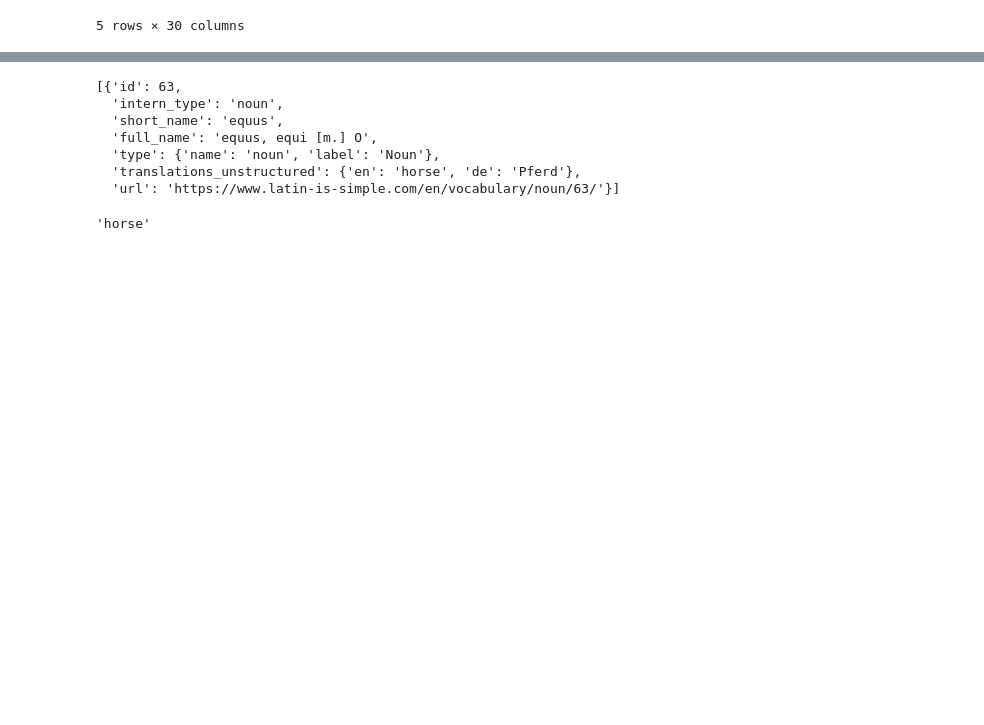
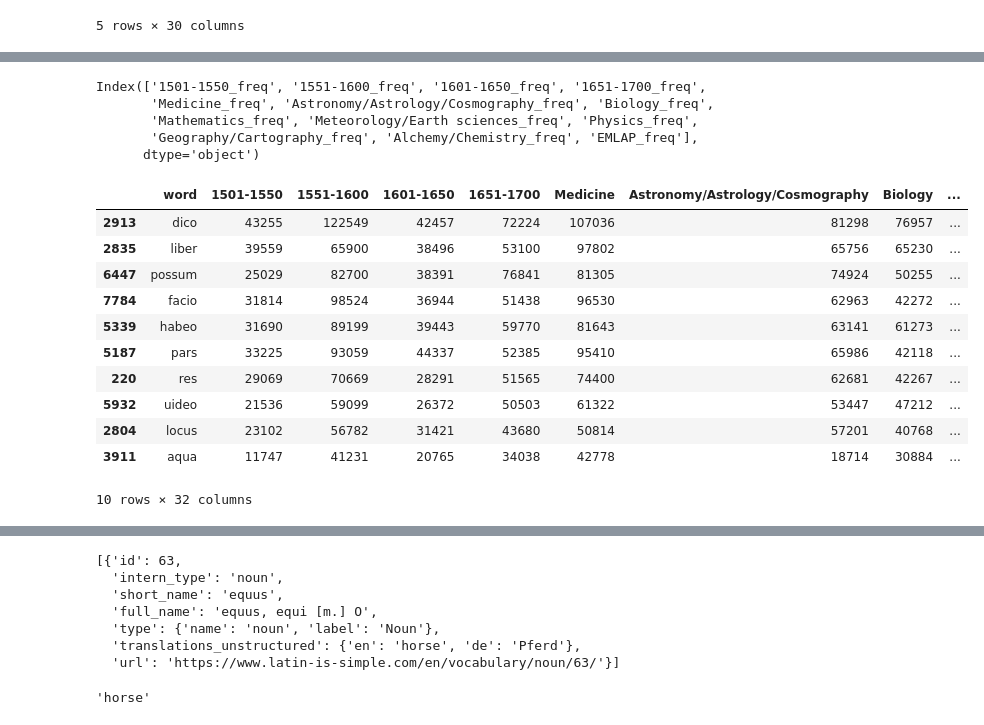
Before and after one commit to CCS-ZCU/WEEMS, a Jupyter notebook: scripts/1_vocabs&lila-embeddings.ipynb, the cells around one changed output, grey strips where cells are left out. Drawn from its saved outputs; the diff is of its cells as text; code cells hidden in the pictures; blank space fills up the shorter version.

```diff
--- a/scripts/1_vocabs&lila-embeddings.ipynb
+++ b/scripts/1_vocabs&lila-embeddings.ipynb
@@ -278,8 +524,2 @@ vocab_union_df.tail(10)
 # %%
-# Filter only for words appearing at least 5 times in each of the subcorpora
-filtered_vocab_df = vocab_union_df[
-    (vocab_union_df['1501-1550'] >= 5) &
-    (vocab_union_df['1551-1600'] >= 5) &
-    (vocab_union_df['1601-1650'] >= 5) &
-    (vocab_union_df['1651-1700'] >= 5)
-    ]
+filtered_vocab_df["in_operamaiora"].sum()
@@ -303,0 +551,3 @@ filtered_vocab_df.head(10)
+# %%
+for col, total in zip(filtered_vocab_df.columns[1:14], subcorpus_counts_df["tokens_n"]):
+    filtered_vocab_df[col + "_freq"] = filtered_vocab_df[col].apply(lambda x: x/total)
@@ -303,0 +564,26 @@ filtered_vocab_df.head(10)
+# %%
+filtered_vocab_df.columns[18:]
+# %% [output]
+Index(['1501-1550_freq', '1551-1600_freq', '1601-1650_freq', '1651-1700_freq',
+       'Medicine_freq', 'Astronomy/Astrology/Cosmography_freq', 'Biology_freq',
+       'Mathematics_freq', 'Meteorology/Earth sciences_freq', 'Physics_freq',
+       'Geography/Cartography_freq', 'Alchemy/Chemistry_freq', 'EMLAP_freq'],
+      dtype='object')
+# %%
+filtered_vocab_df["mean_freq"] = filtered_vocab_df[filtered_vocab_df.columns[18:]
+].mean(axis=1)
+filtered_vocab_df.sort_values("mean_freq", ascending=False, inplace=True)
+filtered_vocab_df.head(10)
+# %% [output]
+|  | word | 1501-1550 | 1551-1600 | 1601-1650 | 1651-1700 | Medicine | Astronomy/Astrology/Cosmography | Biology | ... |
+| 2913 | dico | 43255 | 122549 | 42457 | 72224 | 107036 | 81298 | 76957 | ... |
+| 2835 | liber | 39559 | 65900 | 38496 | 53100 | 97802 | 65756 | 65230 | ... |
+| 6447 | possum | 25029 | 82700 | 38391 | 76841 | 81305 | 74924 | 50255 | ... |
+| 7784 | facio | 31814 | 98524 | 36944 | 51438 | 96530 | 62963 | 42272 | ... |
+| 5339 | habeo | 31690 | 89199 | 39443 | 59770 | 81643 | 63141 | 61273 | ... |
+| 5187 | pars | 33225 | 93059 | 44337 | 52385 | 95410 | 65986 | 42118 | ... |
+| 220 | res | 29069 | 70669 | 28291 | 51565 | 74400 | 62681 | 42267 | ... |
+| 5932 | uideo | 21536 | 59099 | 26372 | 50503 | 61322 | 53447 | 47212 | ... |
+| 2804 | locus | 23102 | 56782 | 31421 | 43680 | 50814 | 57201 | 40768 | ... |
+| 3911 | aqua | 11747 | 41231 | 20765 | 34038 | 42778 | 18714 | 30884 | ... |
+10 rows × 32 columns
```
Also changed, not shown: parts of 74 cells of this notebook, 8 other files.
